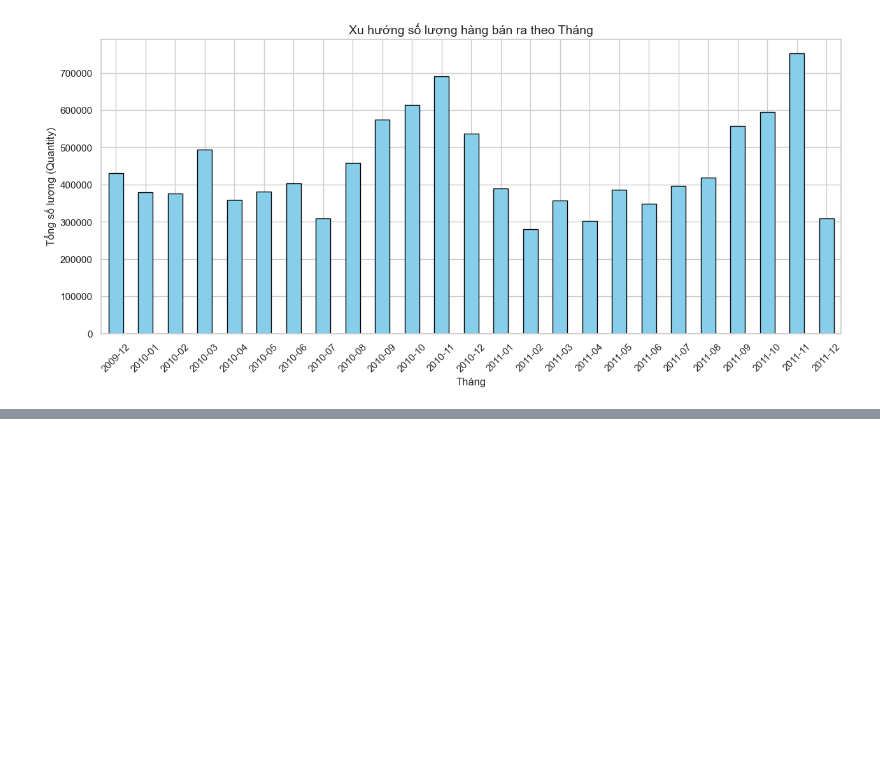
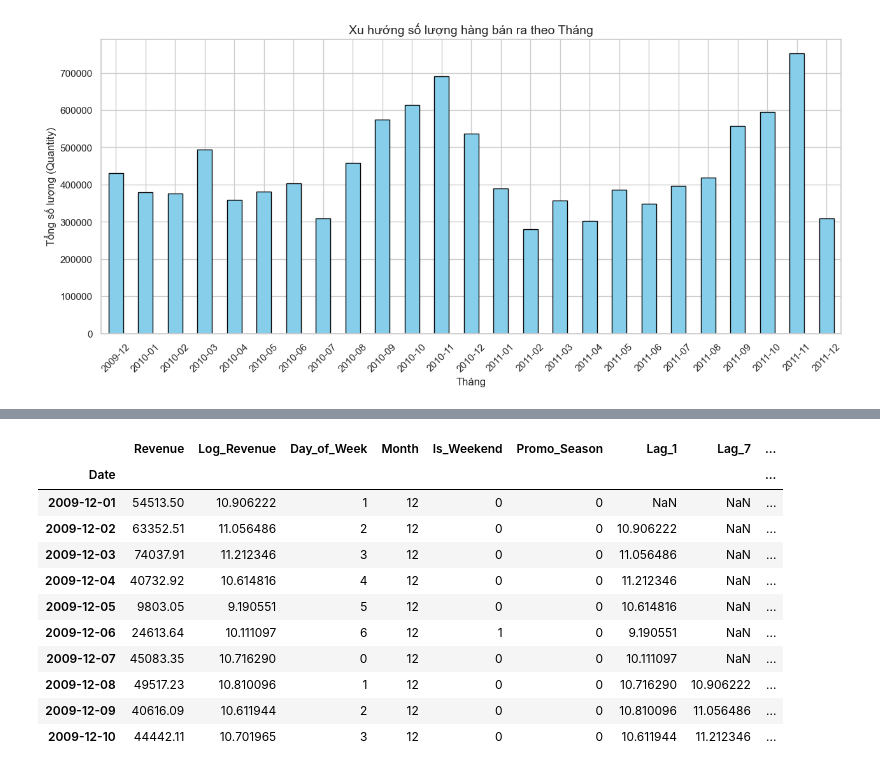
Before and after one commit to V-duc/DS66B_group_10, a Jupyter notebook: test.ipynb, the cells around one changed output, grey strips where cells are left out. Saved outputs shown, nothing was run; the diff lists cells and outputs as text; code cells hidden in the pictures; blank space fills up the shorter version.

```diff
--- a/test.ipynb
+++ b/test.ipynb
@@ -170,0 +185,38 @@ plt.show()
+# %%
+daily_sales['Day_of_Week'] = daily_sales.index.dayofweek
+daily_sales['Month'] = daily_sales.index.month
+daily_sales['Is_Weekend'] = (daily_sales['Day_of_Week'] == 6).astype(int)
+daily_sales['Promo_Season'] = daily_sales['Month'].isin([9, 10, 11]).astype(int)
+
+daily_sales['Lag_1'] = daily_sales['Log_Revenue'].shift(1)
+daily_sales['Lag_7'] = daily_sales['Log_Revenue'].shift(7)
+daily_sales['Rolling_Mean_7'] = daily_sales['Lag_1'].rolling(window=7).mean()
+daily_sales['Rolling_Std_7'] = daily_sales['Lag_1'].rolling(window=7).std()
+
+display(daily_sales.head(10))
+
+daily_sales_final = daily_sales.dropna().copy()
+
+train_data = daily_sales_final[daily_sales_final.index < '2011-05-01']
+test_data = daily_sales_final[daily_sales_final.index >= '2011-05-01']
+
+features = ['Day_of_Week', 'Month', 'Is_Weekend', 'Promo_Season', 'Lag_1', 'Lag_7', 'Rolling_Mean_7', 'Rolling_Std_7']
+X_train, y_train = train_data[features], train_data['Log_Revenue']
+X_test, y_test = test_data[features], test_data['Log_Revenue']
+
+scaler = StandardScaler()
+X_train_scaled = scaler.fit_transform(X_train)
+X_test_scaled = scaler.transform(X_test)
+# %% [output]
+|  | Revenue | Log_Revenue | Day_of_Week | Month | Is_Weekend | Promo_Season | Lag_1 | Lag_7 | ... |
+| Date |  |  |  |  |  |  |  |  | ... |
+| 2009-12-01 | 54513.50 | 10.906222 | 1 | 12 | 0 | 0 | NaN | NaN | ... |
+| 2009-12-02 | 63352.51 | 11.056486 | 2 | 12 | 0 | 0 | 10.906222 | NaN | ... |
+| 2009-12-03 | 74037.91 | 11.212346 | 3 | 12 | 0 | 0 | 11.056486 | NaN | ... |
+| 2009-12-04 | 40732.92 | 10.614816 | 4 | 12 | 0 | 0 | 11.212346 | NaN | ... |
+| 2009-12-05 | 9803.05 | 9.190551 | 5 | 12 | 0 | 0 | 10.614816 | NaN | ... |
+| 2009-12-06 | 24613.64 | 10.111097 | 6 | 12 | 1 | 0 | 9.190551 | NaN | ... |
+| 2009-12-07 | 45083.35 | 10.716290 | 0 | 12 | 0 | 0 | 10.111097 | NaN | ... |
+| 2009-12-08 | 49517.23 | 10.810096 | 1 | 12 | 0 | 0 | 10.716290 | 10.906222 | ... |
+| 2009-12-09 | 40616.09 | 10.611944 | 2 | 12 | 0 | 0 | 10.810096 | 11.056486 | ... |
+| 2009-12-10 | 44442.11 | 10.701965 | 3 | 12 | 0 | 0 | 10.611944 | 11.212346 | ... |
```
Also changed, not shown: parts of 17 cells of this notebook.
